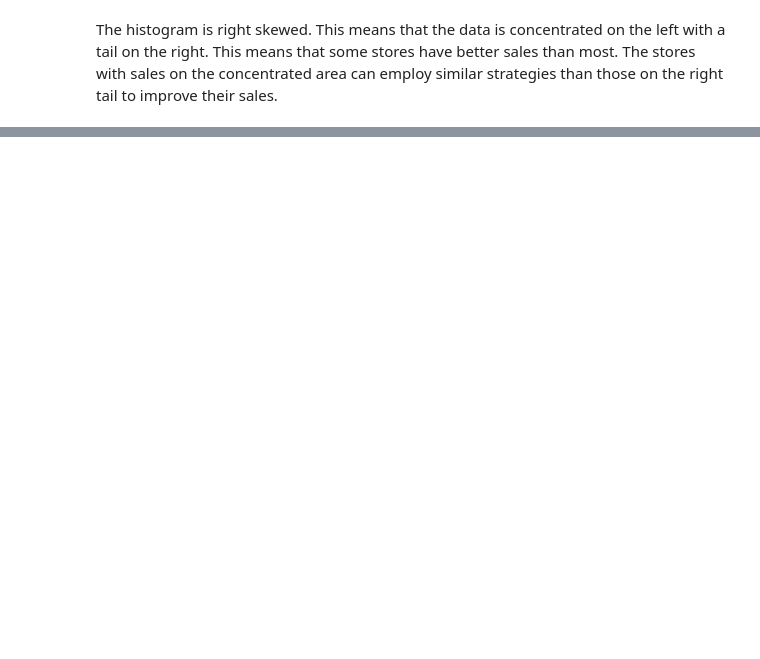
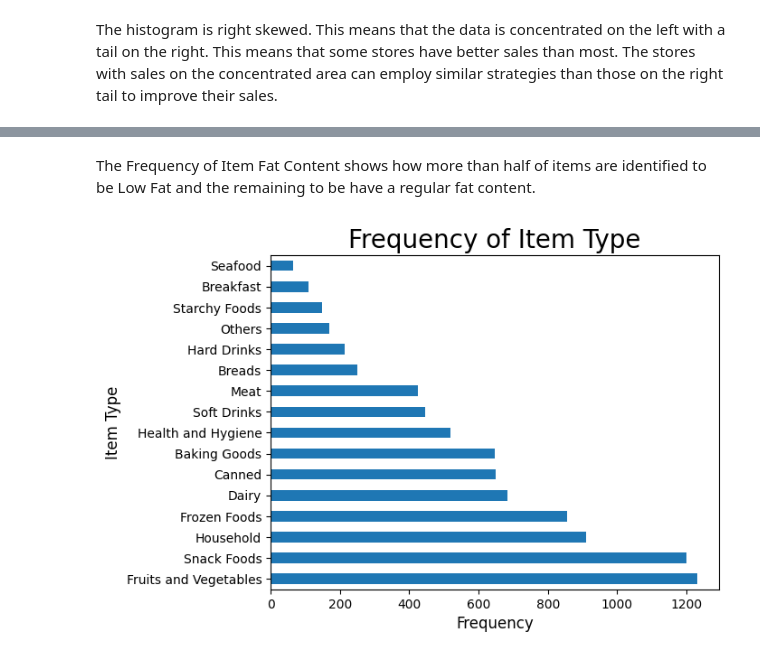
Before and after one commit to hannahcanon09/sales-predictions, a Jupyter notebook: CANON_Project_1_(Core).ipynb, the cells around one changed output, grey strips where cells are left out. Drawn from its saved outputs; the diff is of its cells as text; code cells hidden in the pictures; blank space fills up the shorter version.

```diff
--- a/CANON_Project_1_(Core).ipynb
+++ b/CANON_Project_1_(Core).ipynb
@@ -503,0 +547,21 @@ The histogram is right skewed. This means that the data is concentrated on the l
+# %% [markdown]
+The Frequency of Item Fat Content shows how more than half of items are identified to be Low Fat and the remaining to be have a regular fat content.
+# %%
+# Univariate exploratory visualizations
+
+item_types = df['Item_Type'].value_counts()
+
+# bar graph for marital status
+item_types.plot(kind='barh')
+
+# Add title and labels
+plt.xlabel ('Frequency', fontsize = 12)
+plt.ylabel ('Item Type', fontsize = 12)
+plt.title('Frequency of Item Type', fontsize = 20)
+
+# Rotate x-ticks
+plt.xticks (rotation = 0)
+
+plt.show();
+# %% [output]
+[figure, added]
```
Also changed, not shown: parts of 156 cells of this notebook.
